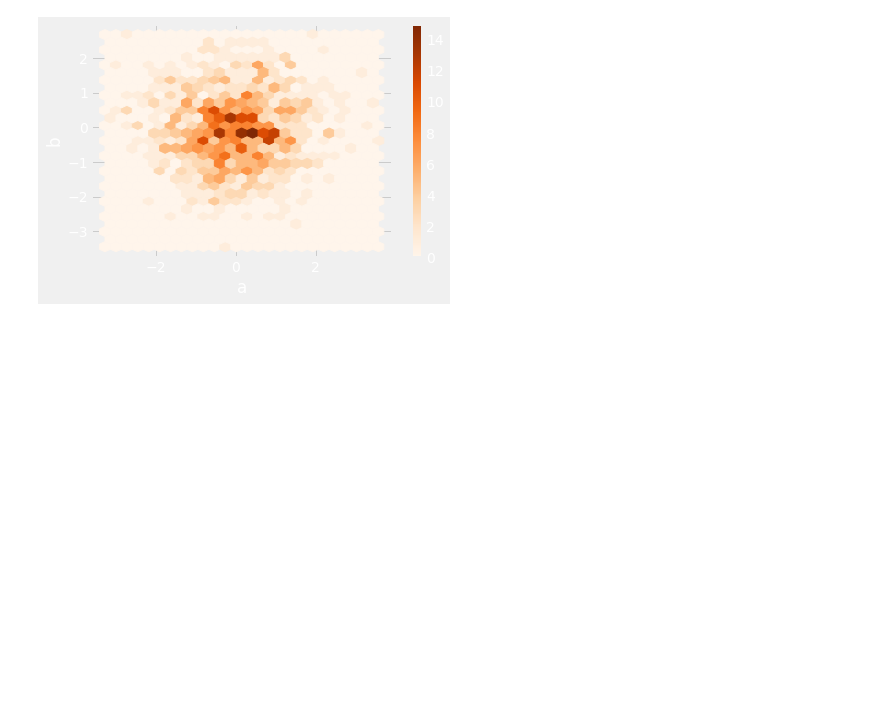
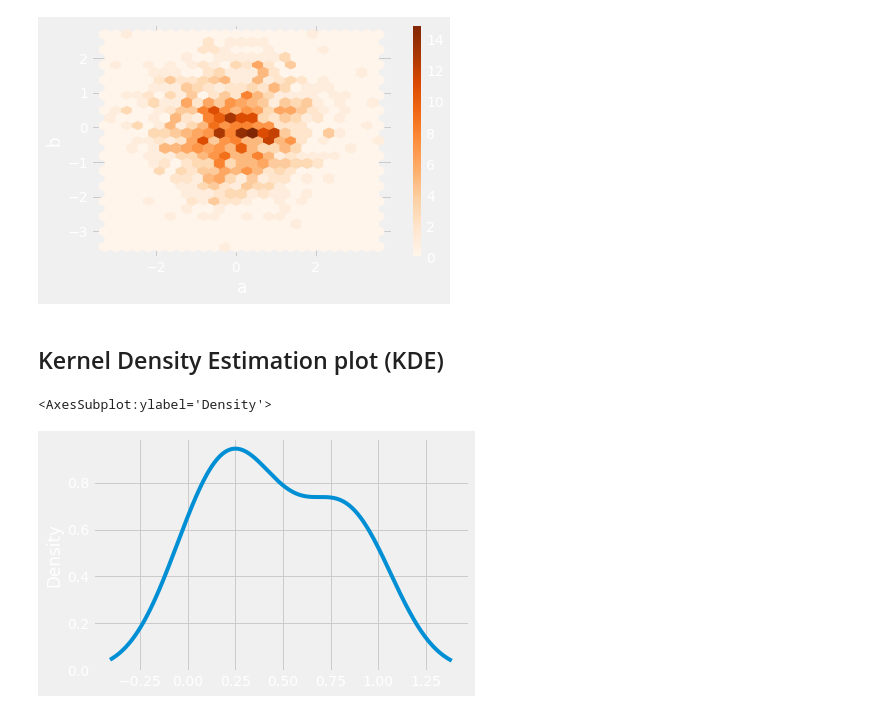
Before and after one commit to Atik1000/Machine-Learning-with-Python-Zero-to-GBMs, a Jupyter notebook: 6.Pandas Built-in Data Viz/Pandas_Built_in_Data_Visualization.ipynb, the cells around one changed output. Drawn from its saved outputs; the diff is of its cells as text; code cells hidden in the pictures; blank space fills up the shorter version.

```diff
--- a/6.Pandas Built-in Data Viz/Pandas_Built_in_Data_Visualization.ipynb
+++ b/6.Pandas Built-in Data Viz/Pandas_Built_in_Data_Visualization.ipynb
@@ -145,3 +145,10 @@ df.plot.hexbin(x='a',y='b',gridsize=25,cmap='Oranges')
 # %% [output]
 <AxesSubplot:xlabel='a', ylabel='b'>
 [figure]
+# %% [markdown]
+## Kernel Density Estimation plot (KDE)
+# %%
+df2['a'].plot.kde()
+# %% [output]
+<AxesSubplot:ylabel='Density'>
+[figure, added]
```
Also changed, not shown: parts of 2 cells of this notebook, 3 other files.
